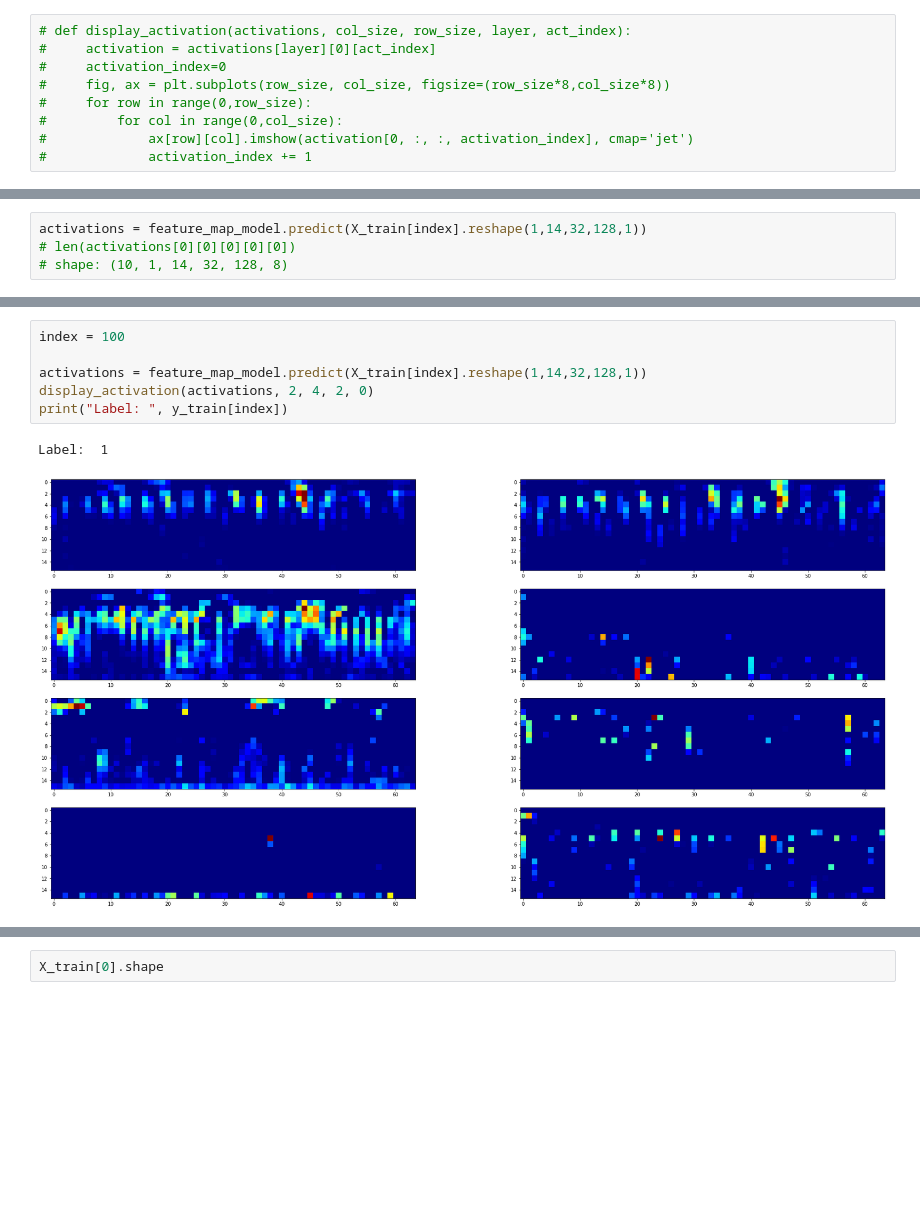
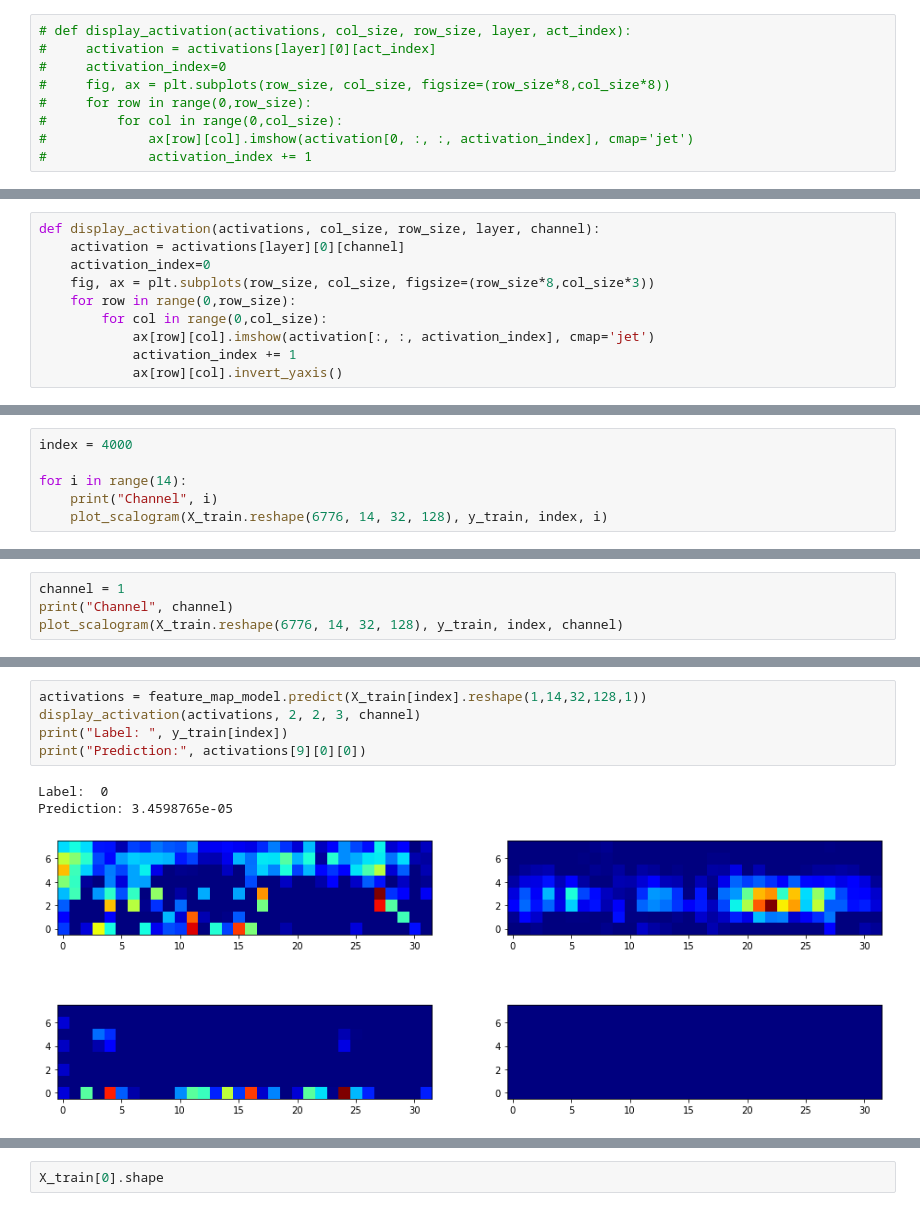
Before and after one commit to Koda98/CSE247-project, a Jupyter notebook: CNN_3D.ipynb, the cells around one changed output, grey strips where cells are left out. Cells and saved outputs as stored; diff of their text form; blank space fills up the shorter version.

Commit message:
added kernel visualizations for 3dcnn at rest

```diff
--- a/CNN_3D.ipynb
+++ b/CNN_3D.ipynb
@@ -286,4 +277,0 @@ def display_activation(activations, col_size, row_size, layer, channel):
-# %%
-activations = feature_map_model.predict(X_train[index].reshape(1,14,32,128,1))
-# len(activations[0][0][0][0][0])
-# shape: (10, 1, 14, 32, 128, 8)
@@ -296,0 +278,10 @@ Y label: 1
+# %%
+def display_activation(activations, col_size, row_size, layer, channel):
+    activation = activations[layer][0][channel]
+    activation_index=0
+    fig, ax = plt.subplots(row_size, col_size, figsize=(row_size*8,col_size*3))
+    for row in range(0,row_size):
+        for col in range(0,col_size):
+            ax[row][col].imshow(activation[:, :, activation_index], cmap='jet')
+            activation_index += 1
+            ax[row][col].invert_yaxis()
@@ -296,0 +292,6 @@ Y label: 1
+# %%
+index = 4000
+
+for i in range(14):
+    print("Channel", i)
+    plot_scalogram(X_train.reshape(6776, 14, 32, 128), y_train, index, i)
@@ -296,0 +318,4 @@ Y label: 1
+# %%
+channel = 1
+print("Channel", channel)
+plot_scalogram(X_train.reshape(6776, 14, 32, 128), y_train, index, channel)
@@ -297,9 +326,9 @@ Y label: 1
 # %%
-index = 100
-
 activations = feature_map_model.predict(X_train[index].reshape(1,14,32,128,1))
-display_activation(activations, 2, 4, 2, 0)
+display_activation(activations, 2, 2, 3, channel)
 print("Label: ", y_train[index])
+print("Prediction:", activations[9][0][0])
 # %% [output]
-Label:  1
+Label:  0
+Prediction: 3.4598765e-05
-[figure, old version]
+[figure, new version]
```
Also changed, not shown: parts of 17 cells of this notebook, 1 other file.
